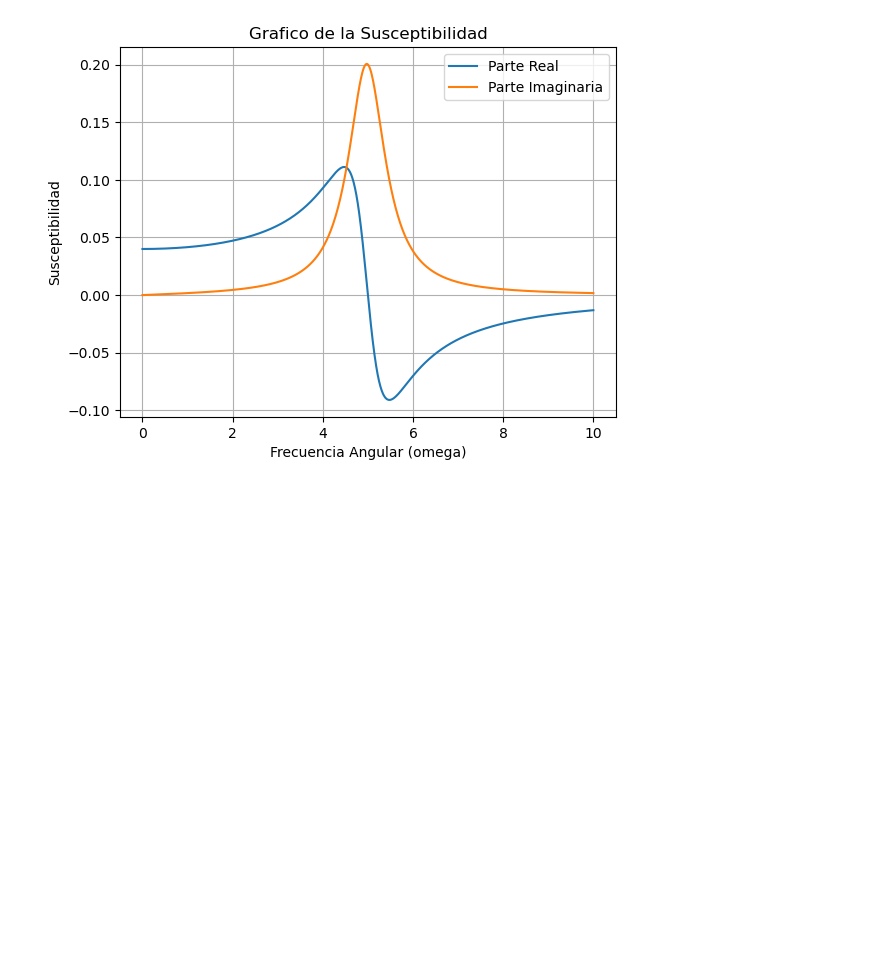
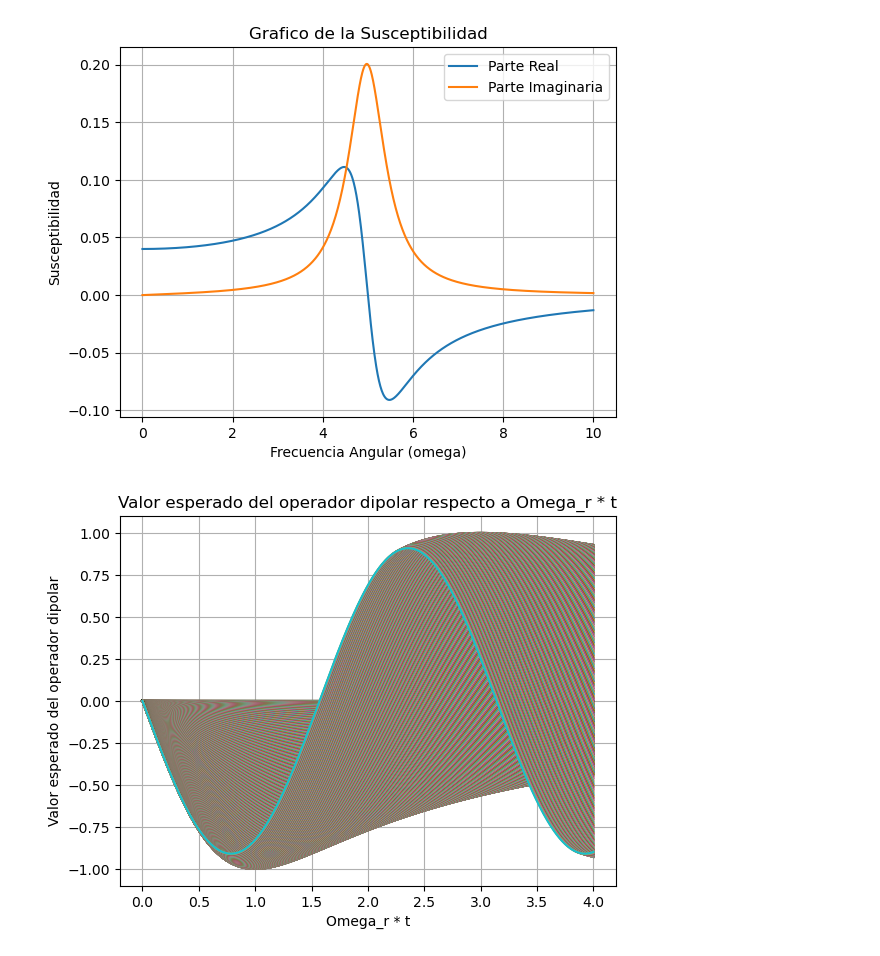
Before and after one commit to ComancheMario/Python-, a Jupyter notebook: Tesis/Sims.ipynb, the cells around one changed output. Cells and saved outputs as stored; diff of their text form; code cells hidden in the pictures; blank space fills up the shorter version.

```diff
--- a/Tesis/Sims.ipynb
+++ b/Tesis/Sims.ipynb
@@ -91,3 +91,31 @@ plt.grid(True)
 plt.show()
 # %% [output]
 [figure]
+# %%
+import numpy as np
+import matplotlib.pyplot as plt
+
+# Parámetros
+M = 1.0  # Valor de M
+omega = 1.0  # Frecuencia angular
+Omega_r_values = np.linspace(0, 2, 1000)  # Valores de Omega_r
+
+# Rango de tiempo
+t = np.linspace(0, 2, 1000)
+
+# Función para calcular el valor esperado del operador dipolar
+def dipole_operator_expected_value(Omega_r, t):
+    return -M * np.sin(2 * Omega_r * t) * np.sin(omega * t)
+
+# Calcula los valores esperados para cada valor de Omega_r
+dipole_values = [dipole_operator_expected_value(Omega_r, t) for Omega_r in Omega_r_values]
+
+# Grafica los valores esperados en función de Omega_r*t
+plt.plot(Omega_r_values * t[-1], dipole_values)
+plt.xlabel('Omega_r * t')
+plt.ylabel('Valor esperado del operador dipolar')
+plt.title('Valor esperado del operador dipolar respecto a Omega_r * t')
+plt.grid(True)
+plt.show()
+# %% [output]
+[figure, added]
```
Also changed, not shown: parts of 2 cells of this notebook.
